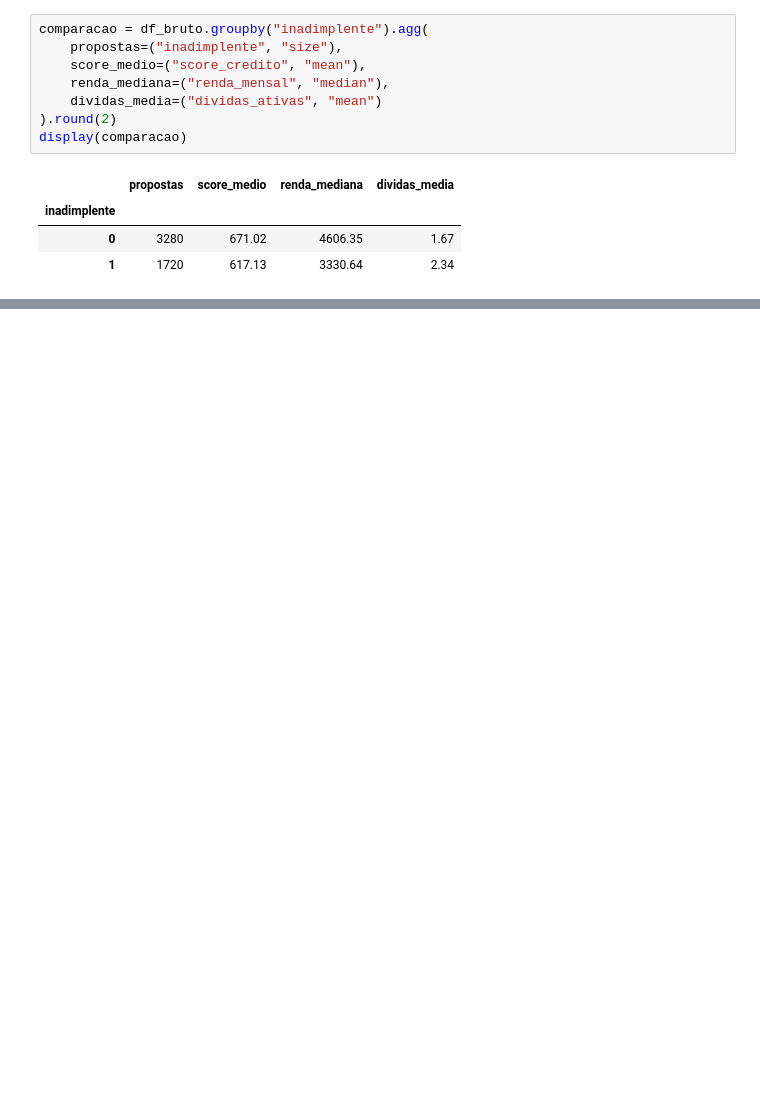
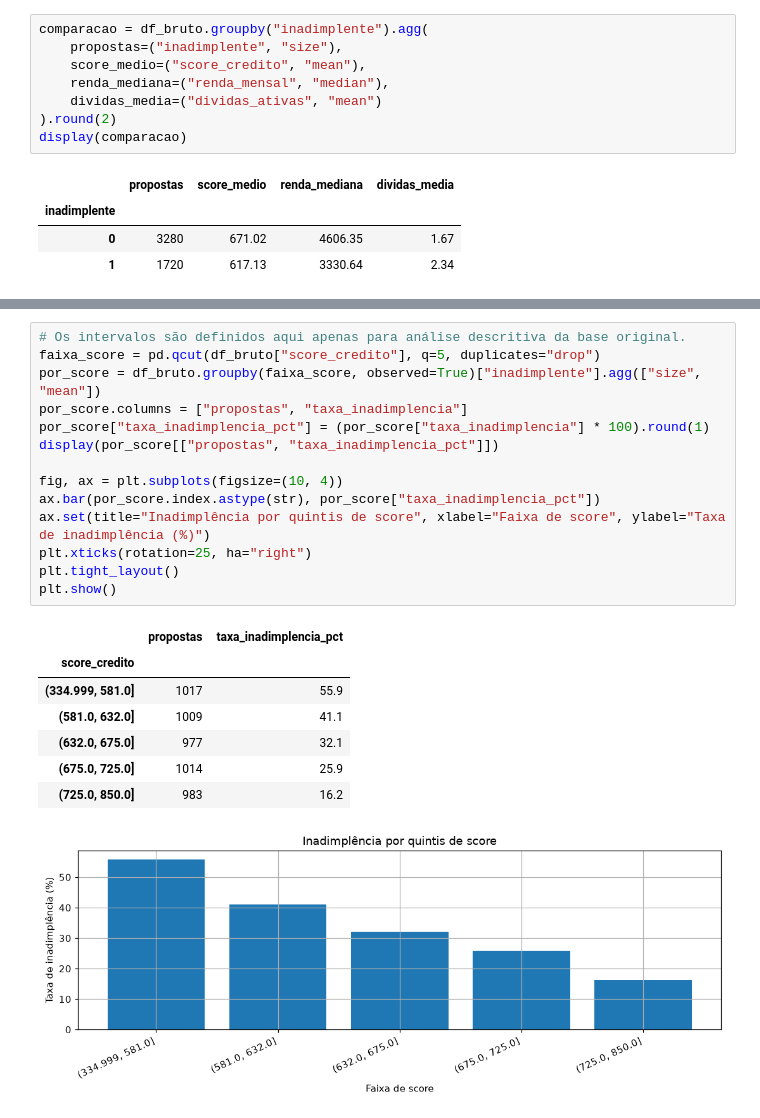
Before and after one commit to gabrielbragads/fast-track-ai-analise-de-credito, a Jupyter notebook: notebook/analise_de_credito.ipynb, the cells around one changed output, grey strips where cells are left out. Drawn from its saved outputs; the diff is of its cells as text; blank space fills up the shorter version.

```diff
--- a/notebook/analise_de_credito.ipynb
+++ b/notebook/analise_de_credito.ipynb
@@ -173,0 +204,23 @@ display(comparacao)
+# %%
+# Os intervalos são definidos aqui apenas para análise descritiva da base original.
+faixa_score = pd.qcut(df_bruto["score_credito"], q=5, duplicates="drop")
+por_score = df_bruto.groupby(faixa_score, observed=True)["inadimplente"].agg(["size", "mean"])
+por_score.columns = ["propostas", "taxa_inadimplencia"]
+por_score["taxa_inadimplencia_pct"] = (por_score["taxa_inadimplencia"] * 100).round(1)
+display(por_score[["propostas", "taxa_inadimplencia_pct"]])
+
+fig, ax = plt.subplots(figsize=(10, 4))
+ax.bar(por_score.index.astype(str), por_score["taxa_inadimplencia_pct"])
+ax.set(title="Inadimplência por quintis de score", xlabel="Faixa de score", ylabel="Taxa de inadimplência (%)")
+plt.xticks(rotation=25, ha="right")
+plt.tight_layout()
+plt.show()
+# %% [output]
+|  | propostas | taxa_inadimplencia_pct |
+| score_credito |  |  |
+| (334.999, 581.0] | 1017 | 55.9 |
+| (581.0, 632.0] | 1009 | 41.1 |
+| (632.0, 675.0] | 977 | 32.1 |
+| (675.0, 725.0] | 1014 | 25.9 |
+| (725.0, 850.0] | 983 | 16.2 |
+[figure, added]
```
Also changed, not shown: parts of 12 cells of this notebook.
